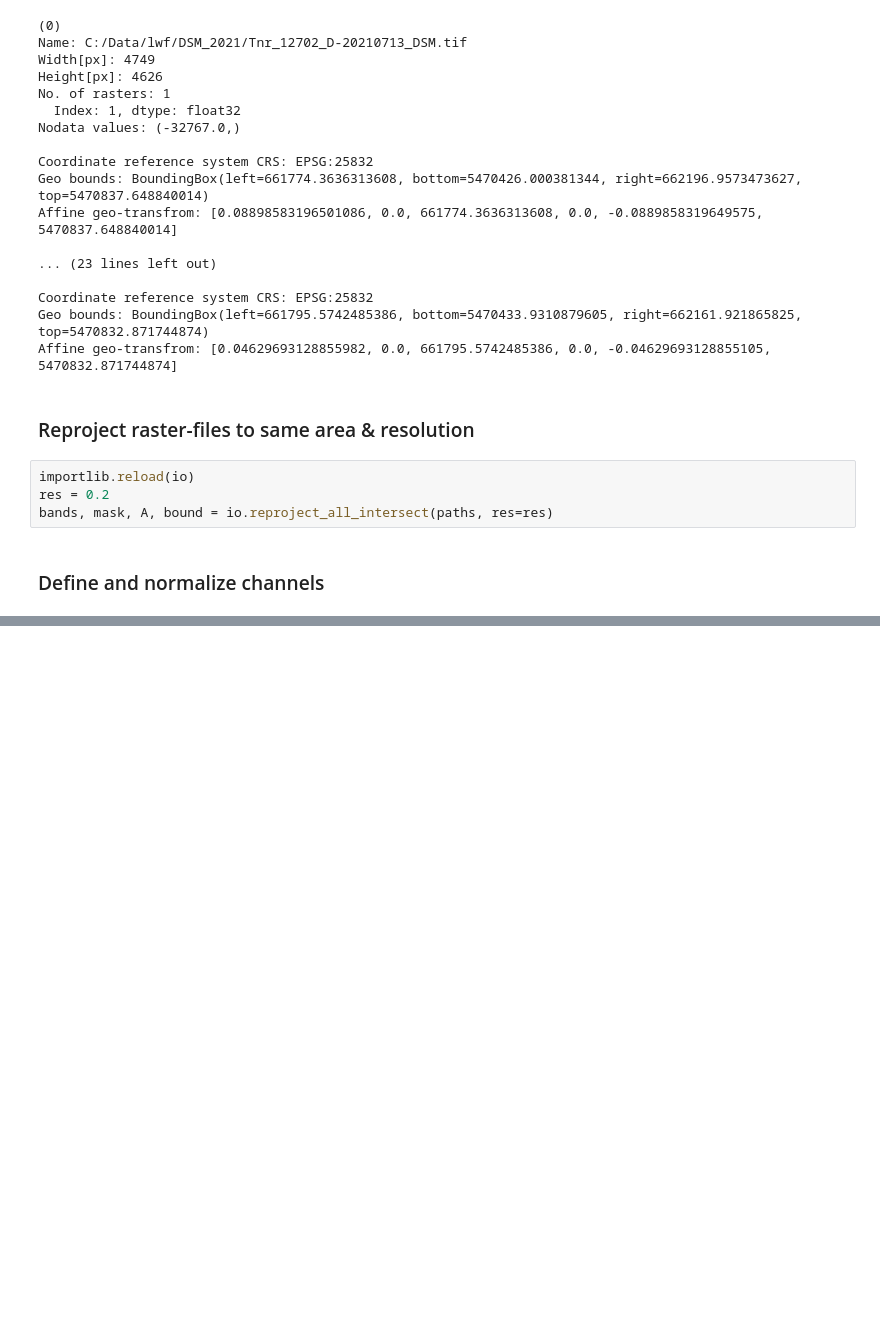
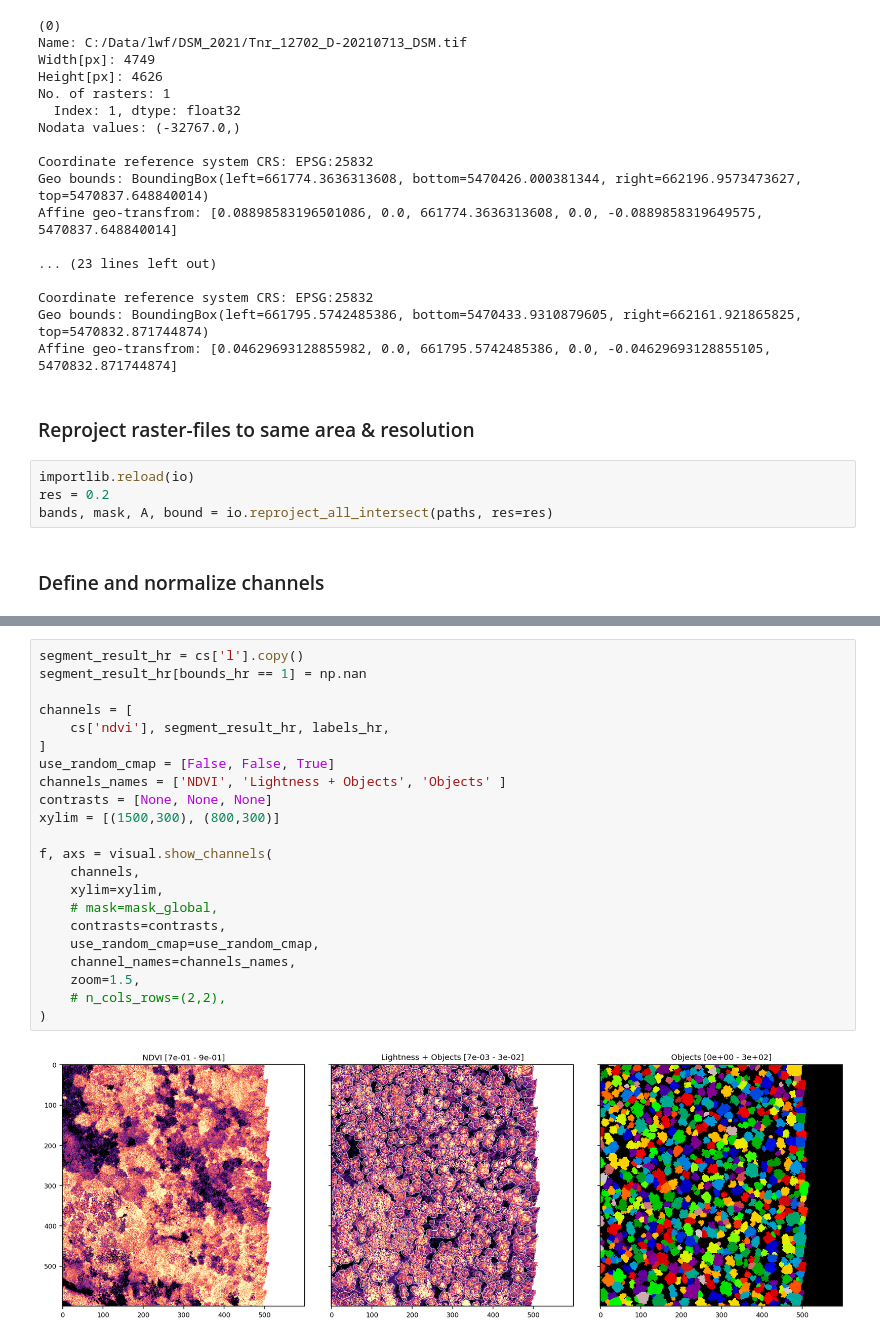
Before and after one commit to FlorianStehr/findatree, a Jupyter notebook: scripts/segment.ipynb, the cells around one changed output, grey strips where cells are left out. Drawn from its saved outputs; the diff is of its cells as text; blank space fills up the shorter version.

```diff
--- a/scripts/segment.ipynb
+++ b/scripts/segment.ipynb
@@ -142,0 +231,24 @@ f, axs = visual.show_channels(
+# %%
+segment_result_hr = cs['l'].copy()
+segment_result_hr[bounds_hr == 1] = np.nan
+
+channels = [
+    cs['ndvi'], segment_result_hr, labels_hr,
+]
+use_random_cmap = [False, False, True]
+channels_names = ['NDVI', 'Lightness + Objects', 'Objects' ]
+contrasts = [None, None, None]
+xylim = [(1500,300), (800,300)]
+
+f, axs = visual.show_channels(
+    channels,
+    xylim=xylim,
+    # mask=mask_global,
+    contrasts=contrasts,
+    use_random_cmap=use_random_cmap,
+    channel_names=channels_names,
+    zoom=1.5,
+    # n_cols_rows=(2,2),
+)
+# %% [output]
+[figure, added]
```
Also changed, not shown: parts of 18 cells of this notebook, 7 other files.
